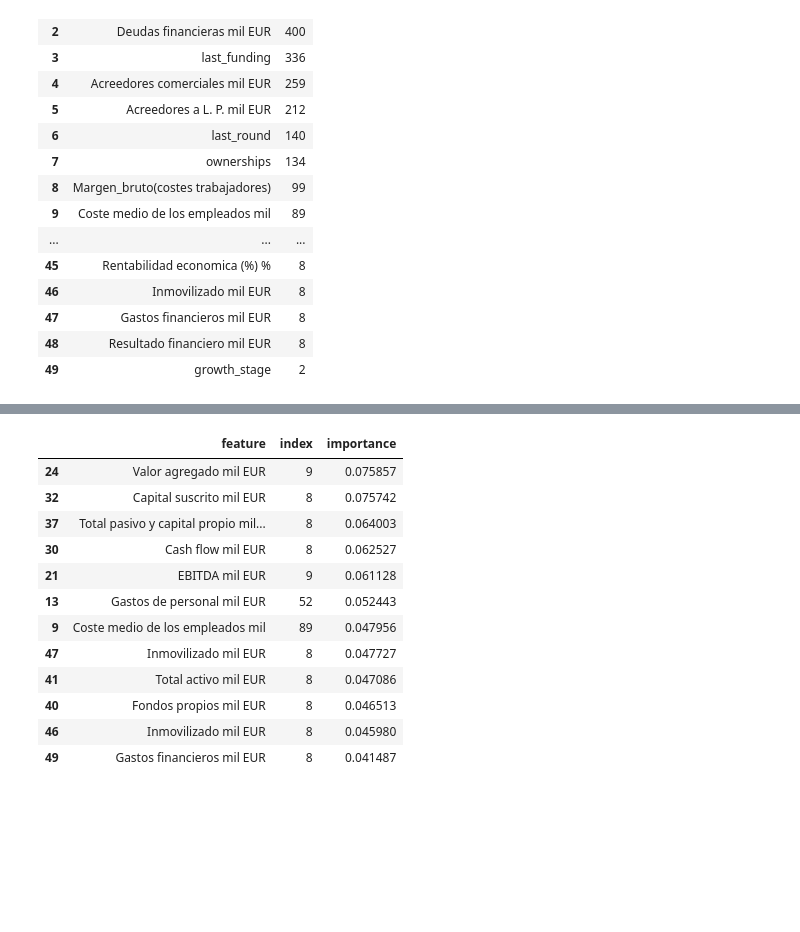
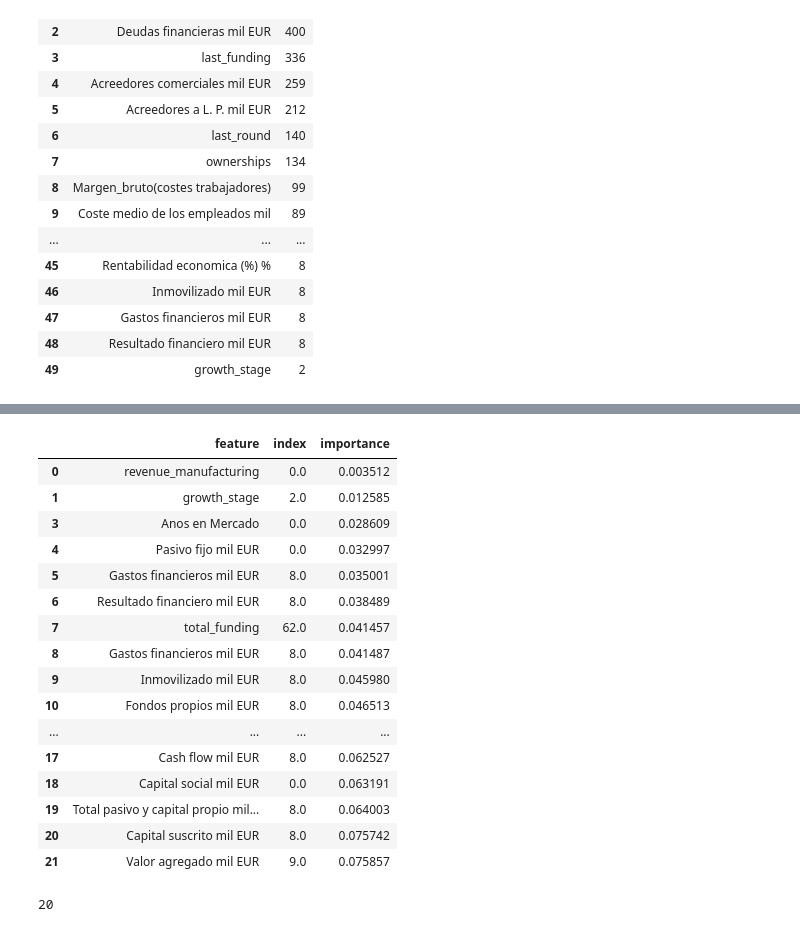
Before and after one commit to unaimleal/spri_reto_07_morado, a Jupyter notebook: preprocesamiento.ipynb, the cells around one changed output, grey strips where cells are left out. Saved outputs shown, nothing was run; the diff lists cells and outputs as text; code cells hidden in the pictures; blank space fills up the shorter version.

```diff
--- a/preprocesamiento.ipynb
+++ b/preprocesamiento.ipynb
@@ -1521,17 +1539,0 @@ variables_con_missings_antes_nif
-# %%
-#se eliminan los 5 valores mas pequeños de importance
-variables_con_missings_antes_nif.iloc[:-5,:]
-# %% [output]
-|  | feature | index | importance |
-| 24 | Valor agregado mil EUR | 9 | 0.075857 |
-| 32 | Capital suscrito mil EUR | 8 | 0.075742 |
-| 37 | Total pasivo y capital propio mil... | 8 | 0.064003 |
-| 30 | Cash flow mil EUR | 8 | 0.062527 |
-| 21 | EBITDA mil EUR | 9 | 0.061128 |
-| 13 | Gastos de personal mil EUR | 52 | 0.052443 |
-| 9 | Coste medio de los empleados mil | 89 | 0.047956 |
-| 47 | Inmovilizado mil EUR | 8 | 0.047727 |
-| 41 | Total activo mil EUR | 8 | 0.047086 |
-| 40 | Fondos propios mil EUR | 8 | 0.046513 |
-| 46 | Inmovilizado mil EUR | 8 | 0.045980 |
-| 49 | Gastos financieros mil EUR | 8 | 0.041487 |
@@ -1539,0 +1540,26 @@ df_adquisicion_seleccionado_final=df_adquisicion_final[['Porcentaje_adquisicion_
+# %%
+#se eliminan las filas(en el df_valoracion_seleccionado columnas) con mas de 200 missings(index)
+variables_con_missings_antes_nif=variables_con_missings_antes_nif[variables_con_missings_antes_nif['index']<80]
+variables_con_missings_antes_nif
+# %% [output]
+|  | feature | index | importance |
+| 0 | revenue_manufacturing | 0.0 | 0.003512 |
+| 1 | growth_stage | 2.0 | 0.012585 |
+| 3 | Anos en Mercado | 0.0 | 0.028609 |
+| 4 | Pasivo fijo mil EUR | 0.0 | 0.032997 |
+| 5 | Gastos financieros mil EUR | 8.0 | 0.035001 |
+| 6 | Resultado financiero mil EUR | 8.0 | 0.038489 |
+| 7 | total_funding | 62.0 | 0.041457 |
+| 8 | Gastos financieros mil EUR | 8.0 | 0.041487 |
+| 9 | Inmovilizado mil EUR | 8.0 | 0.045980 |
+| 10 | Fondos propios mil EUR | 8.0 | 0.046513 |
+| ... | ... | ... | ... |
+| 17 | Cash flow mil EUR | 8.0 | 0.062527 |
+| 18 | Capital social mil EUR | 0.0 | 0.063191 |
+| 19 | Total pasivo y capital propio mil... | 8.0 | 0.064003 |
+| 20 | Capital suscrito mil EUR | 8.0 | 0.075742 |
+| 21 | Valor agregado mil EUR | 9.0 | 0.075857 |
+# %%
+len(variables_con_missings_antes_nif)
+# %% [output]
+20
```
Also changed, not shown: parts of 23 cells of this notebook, 1 other file.
